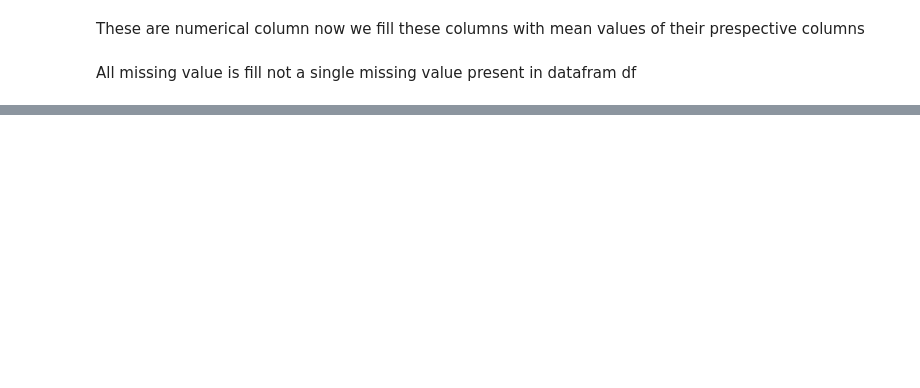
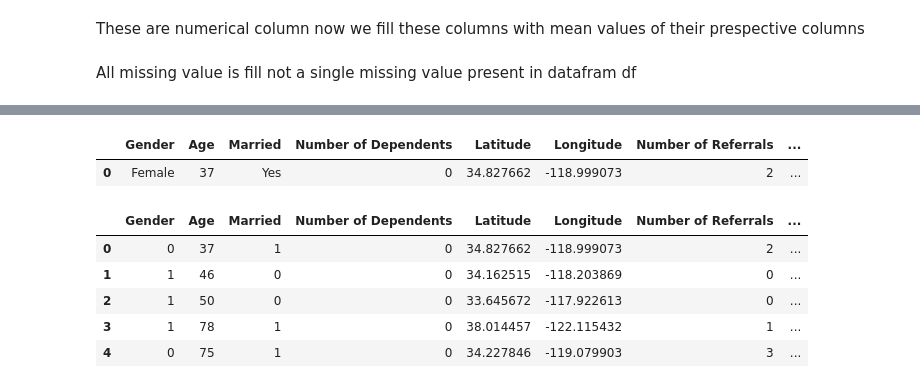
Before and after one commit to Sahilkhan-34/Exploratory_data_analysis_EDA, a Jupyter notebook: Telecom_Customer_Churn/Telecom_Customer_Churn_Prediction.ipynb, the cells around one changed output, grey strips where cells are left out. Saved outputs shown, nothing was run; the diff lists cells and outputs as text; code cells hidden in the pictures; blank space fills up the shorter version.

Commit message:
apply label encoding to convert all categorical cols to numerical

```diff
--- a/Telecom_Customer_Churn/Telecom_Customer_Churn_Prediction.ipynb
+++ b/Telecom_Customer_Churn/Telecom_Customer_Churn_Prediction.ipynb
@@ -703,0 +708,5 @@ All missing value is fill not a single missing value present in datafram df
+# %%
+df.head(1)
+# %% [output]
+|  | Gender | Age | Married | Number of Dependents | Latitude | Longitude | Number of Referrals | ... |
+| 0 | Female | 37 | Yes | 0 | 34.827662 | -118.999073 | 2 | ... |
@@ -703,0 +730,11 @@ All missing value is fill not a single missing value present in datafram df
+# %%
+df[categorical_cols] = df[categorical_cols].apply(LabelEncoder().fit_transform)
+# %%
+df.head()
+# %% [output]
+|  | Gender | Age | Married | Number of Dependents | Latitude | Longitude | Number of Referrals | ... |
+| 0 | 0 | 37 | 1 | 0 | 34.827662 | -118.999073 | 2 | ... |
+| 1 | 1 | 46 | 0 | 0 | 34.162515 | -118.203869 | 0 | ... |
+| 2 | 1 | 50 | 0 | 0 | 33.645672 | -117.922613 | 0 | ... |
+| 3 | 1 | 78 | 1 | 0 | 38.014457 | -122.115432 | 1 | ... |
+| 4 | 0 | 75 | 1 | 0 | 34.227846 | -119.079903 | 3 | ... |
```
Also changed, not shown: parts of 7 cells of this notebook.
